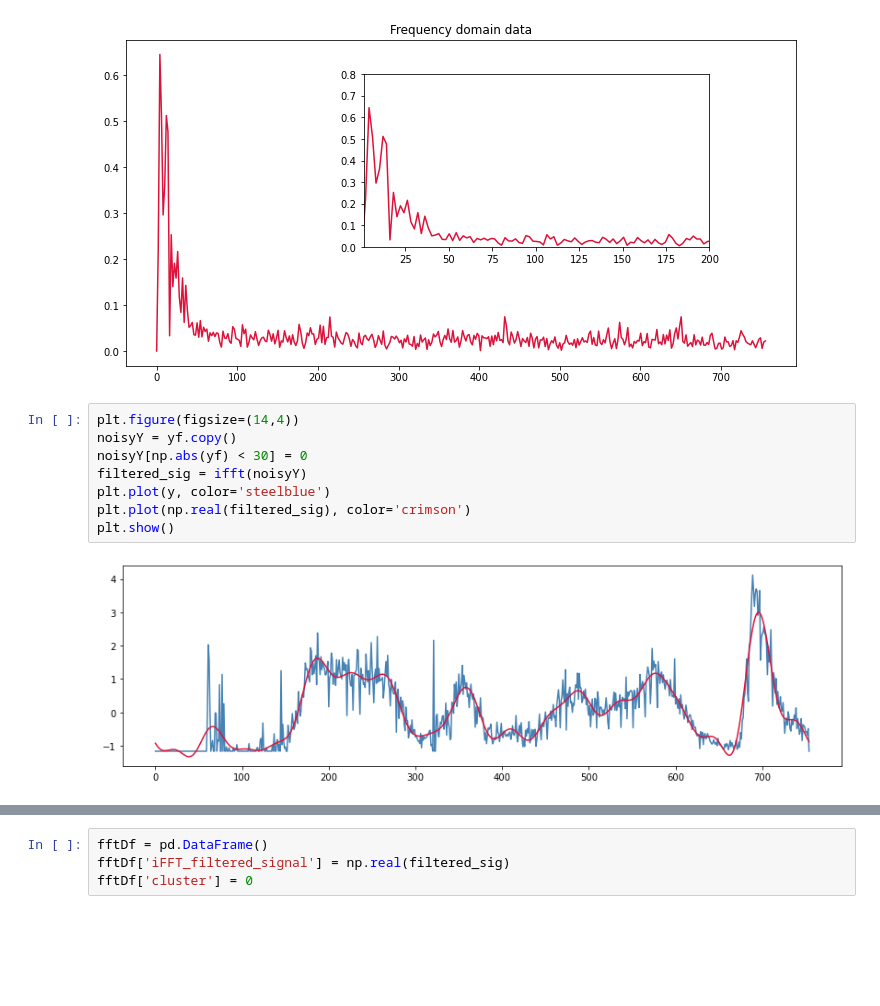
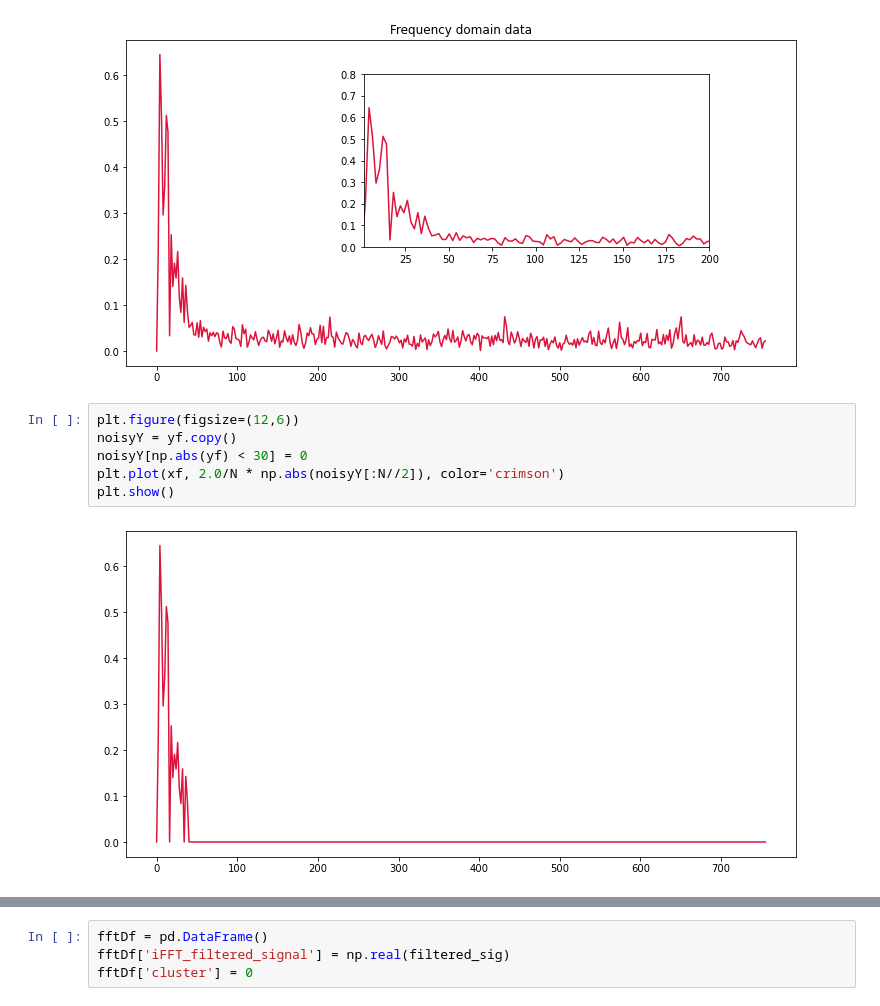
Before and after one commit to ArmandBester/waves, a Jupyter notebook: Fourier.ipynb, the cells around one changed output, grey strips where cells are left out. Cells and saved outputs as stored; diff of their text form; blank space fills up the shorter version.

Commit message:
Added filtered yf plot

```diff
--- a/Fourier.ipynb
+++ b/Fourier.ipynb
@@ -49,12 +49,10 @@ plt.show()
 [figure]
 [figure]
 # %%
-plt.figure(figsize=(14,4))
+plt.figure(figsize=(12,6))
 noisyY = yf.copy()
 noisyY[np.abs(yf) < 30] = 0
-filtered_sig = ifft(noisyY)
-plt.plot(y, color='steelblue')
-plt.plot(np.real(filtered_sig), color='crimson')
+plt.plot(xf, 2.0/N * np.abs(noisyY[:N//2]), color='crimson')
 plt.show()
 # %% [output]
-[figure, old version]
+[figure, new version]
```
Also changed, not shown: parts of 1 cell of this notebook.
